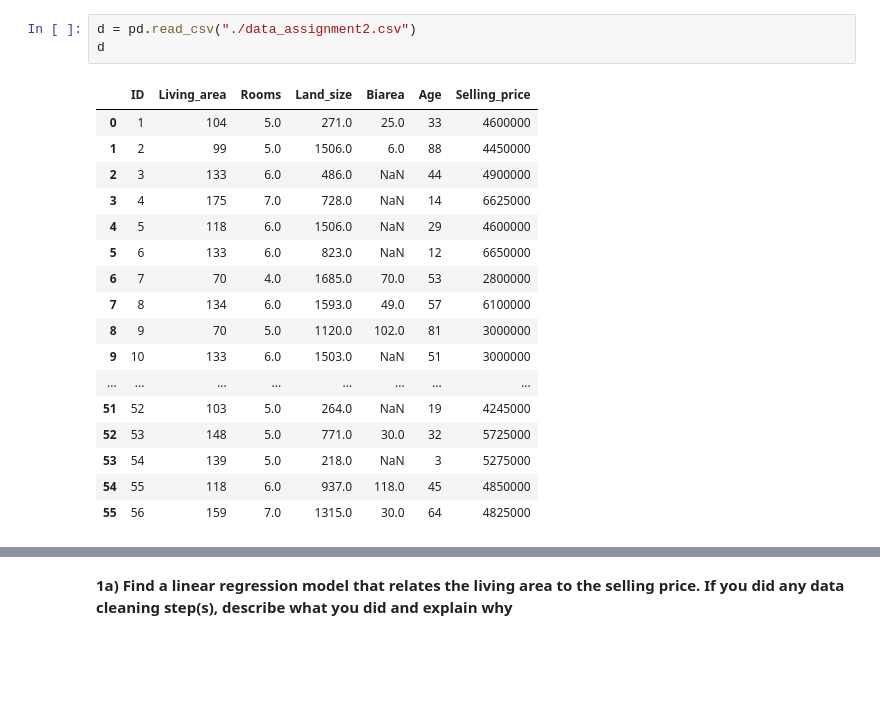
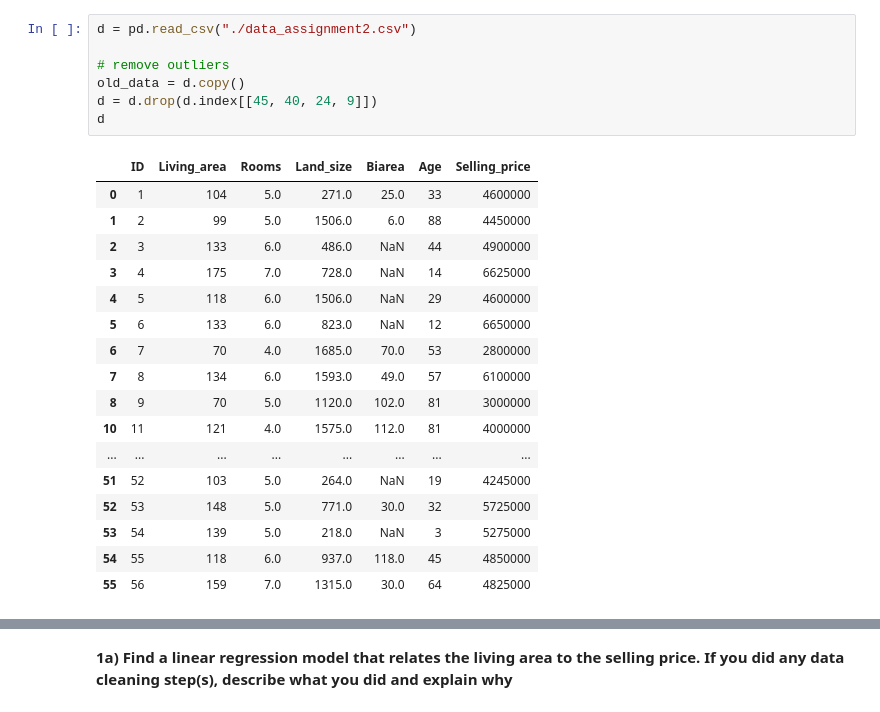
Before and after one commit to Niclindm/DAT405, a Jupyter notebook: Weekly assignment 2/Assignment2.ipynb, the cells around one changed output, grey strips where cells are left out. Cells and saved outputs as stored; diff of their text form; blank space fills up the shorter version.

```diff
--- a/Weekly assignment 2/Assignment2.ipynb
+++ b/Weekly assignment 2/Assignment2.ipynb
@@ -5,18 +10,22 @@ import numpy as np
 # %%
 d = pd.read_csv("./data_assignment2.csv")
+
+# remove outliers
+old_data = d.copy()
+d = d.drop(d.index[[45, 40, 24, 9]])
 d
 # %% [output]
 |  | ID | Living_area | Rooms | Land_size | Biarea | Age | Selling_price |
 | 0 | 1 | 104 | 5.0 | 271.0 | 25.0 | 33 | 4600000 |
 | 1 | 2 | 99 | 5.0 | 1506.0 | 6.0 | 88 | 4450000 |
 | 2 | 3 | 133 | 6.0 | 486.0 | NaN | 44 | 4900000 |
 | 3 | 4 | 175 | 7.0 | 728.0 | NaN | 14 | 6625000 |
 | 4 | 5 | 118 | 6.0 | 1506.0 | NaN | 29 | 4600000 |
 | 5 | 6 | 133 | 6.0 | 823.0 | NaN | 12 | 6650000 |
 | 6 | 7 | 70 | 4.0 | 1685.0 | 70.0 | 53 | 2800000 |
 | 7 | 8 | 134 | 6.0 | 1593.0 | 49.0 | 57 | 6100000 |
 | 8 | 9 | 70 | 5.0 | 1120.0 | 102.0 | 81 | 3000000 |
-| 9 | 10 | 133 | 6.0 | 1503.0 | NaN | 51 | 3000000 |
+| 10 | 11 | 121 | 4.0 | 1575.0 | 112.0 | 81 | 4000000 |
 | ... | ... | ... | ... | ... | ... | ... | ... |
 | 51 | 52 | 103 | 5.0 | 264.0 | NaN | 19 | 4245000 |
 | 52 | 53 | 148 | 5.0 | 771.0 | 30.0 | 32 | 5725000 |
```
Also changed, not shown: parts of 9 cells of this notebook.
